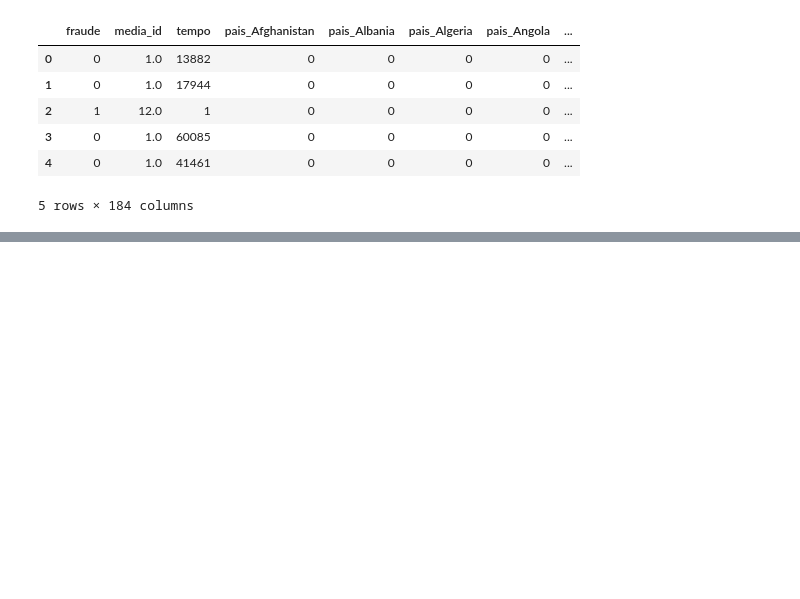
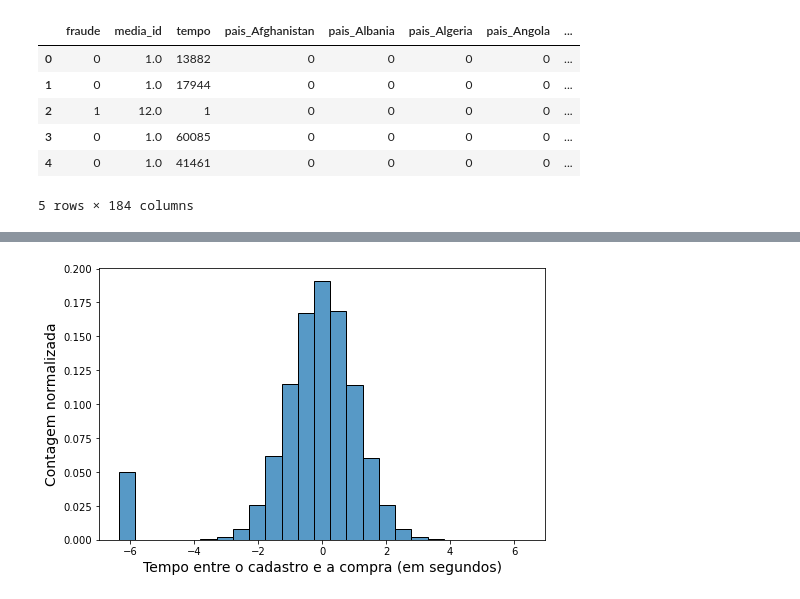
Before and after one commit to guilhermebap/Data-science-personal-study, a Jupyter notebook: Alura/Estudo de casos/Detecção de fraudes/Main.ipynb, the cells around one changed output, grey strips where cells are left out. Saved outputs shown, nothing was run; the diff lists cells and outputs as text; code cells hidden in the pictures; blank space fills up the shorter version.

```diff
--- a/Alura/Estudo de casos/Detecção de fraudes/Untitled.ipynb
+++ b/Alura/Estudo de casos/Detecção de fraudes/Main.ipynb
@@ -448,0 +488,16 @@ fraude_df.head()
+# %%
+def rescale_series(series):
+    series_min = series.min() - 1e-5
+    series_max = series.max() + 1e-5
+    new_series = (series - series_min) / (series_max - series_min)
+    new_series = new_series.apply(lambda x: np.sqrt(2) * special.erfinv(2 * x - 1))
+    return new_series
+# %%
+fraude_df['tempo'] = rescale_series(fraude_df['tempo'])
+fig, ax = plt.subplots(figsize=(8,5))
+ax = sns.histplot(data=fraude_df, x='tempo', stat='probability', bins=25)
+ax.set_xlabel('Tempo entre o cadastro e a compra (em segundos)', fontsize=14)
+ax.set_ylabel('Contagem normalizada', fontsize=14)
+plt.show()
+# %% [output]
+[figure, added]
```
Also changed, not shown: parts of 25 cells of this notebook, 22 other files.
